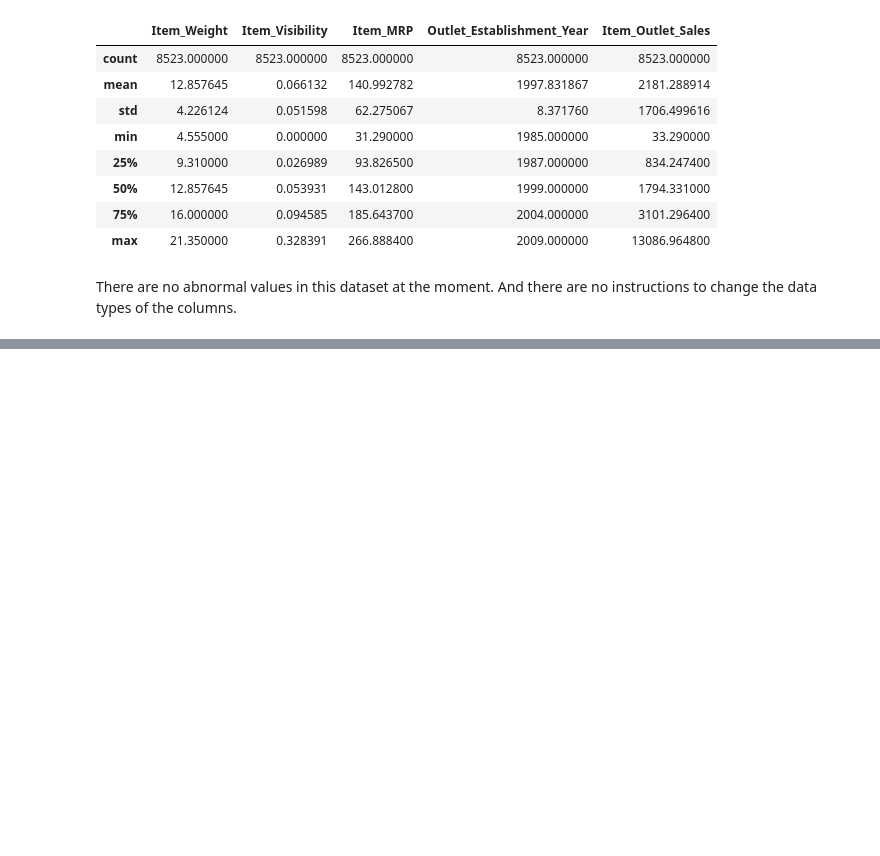
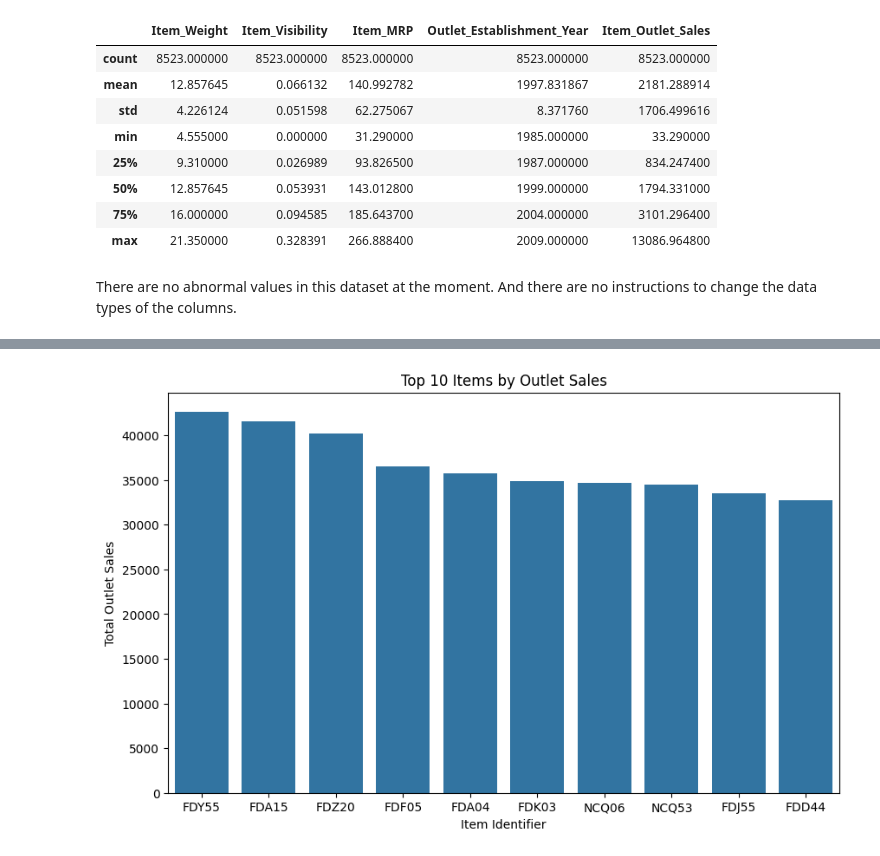
Before and after one commit to RenzoX96/Sales_prediction, a Jupyter notebook: Data_cleaning.ipynb, the cells around one changed output, grey strips where cells are left out. Drawn from its saved outputs; the diff is of its cells as text; code cells hidden in the pictures; blank space fills up the shorter version.

```diff
--- a/Data_cleaning.ipynb
+++ b/Data_cleaning.ipynb
@@ -159,0 +185,14 @@ There are no abnormal values in this dataset at the moment. And there are no ins
+# %%
+top_items = df.groupby('Item_Identifier')['Item_Outlet_Sales'].sum().sort_values(ascending=False).head(10)
+
+
+plt.figure(figsize=(10, 6))
+sns.barplot(x=top_items.index, y=top_items.values)
+
+plt.xlabel('Item Identifier')
+plt.ylabel('Total Outlet Sales')
+plt.title('Top 10 Items by Outlet Sales')
+
+plt.show()
+# %% [output]
+[figure, added]
```
Also changed, not shown: parts of 6 cells of this notebook.
